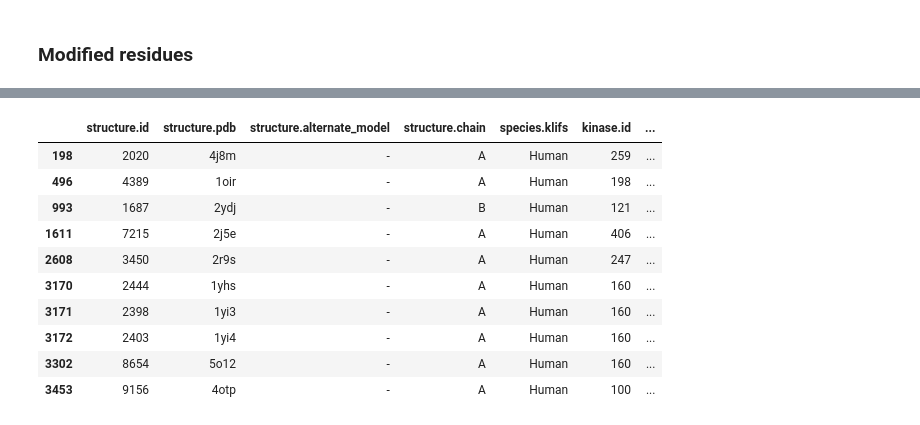
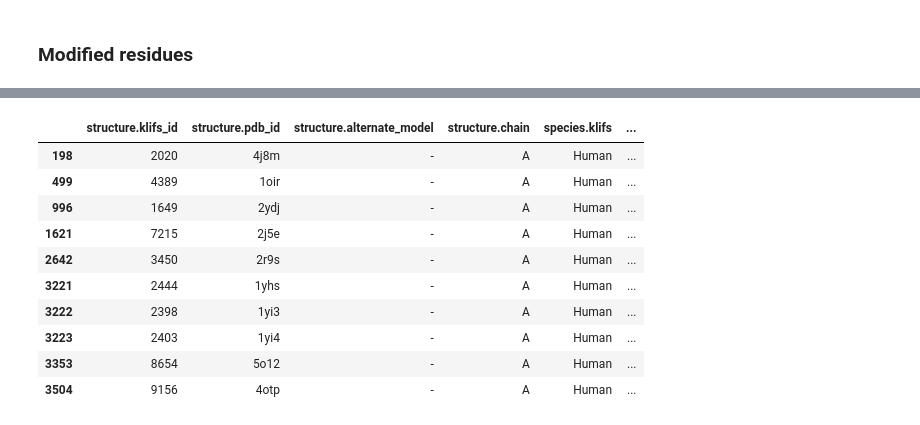
Before and after one commit to volkamerlab/kissim, a Jupyter notebook: docs/tutorials/data_preparation.ipynb, the cells around one changed output, grey strips where cells are left out. Saved outputs shown, nothing was run; the diff lists cells and outputs as text; code cells hidden in the pictures.

Commit message:
Update tutorial - use dataset.filters/explorer, incl. pandas pipe :)

```diff
--- a/docs/tutorials/data_preparation.ipynb
+++ b/docs/tutorials/data_preparation.ipynb
@@ -93,3 +82,0 @@ structures["structure.qualityscore"].plot(kind="hist");
-# %%
-structures = structures[structures["structure.qualityscore"] >= QUALITYSCORE]
-structures.shape
@@ -106,13 +82,0 @@ structures.groupby(["kinase.name", "structure.pdb"]).size().plot(kind="hist");
-# %%
-structures.sort_values(
-    by=["kinase.name", "structure.pdb", "structure.qualityscore"],
-    ascending=[True, True, False],
-    inplace=True
-)
-# %%
-structures.drop_duplicates(
-    subset=["kinase.name", "structure.pdb"],
-    keep="first",
-    inplace=True
-)
-structures.reset_index(inplace=True, drop=True)
@@ -122,0 +83,10 @@ structures.shape
+# %%
+structures_filtered = (structures
+ .pipe(filters.make_copy)
+ .pipe(filters.select_species, SPECIES)
+ .pipe(filters.select_dfg, DFG_CONFORMATION)
+ .pipe(filters.select_resolution, RESOLUTION_MAX)
+ .pipe(filters.select_qualityscore, QUALITYSCORE_MIN)
+ .pipe(filters.select_best_pdb_kinase_pairs)
+)
+structures_filtered.reset_index(inplace=True, drop=True)
@@ -249,14 +154,14 @@ pockets.apply(lambda x: x == "X").sum().plot(kind="bar", figsize=(20,5), xlabel=
 # %%
-structures[structures["kinase.pocket"].str.contains("X")]
+structures_filtered[structures_filtered["structure.pocket"].str.contains("X")]
 # %% [output]
-|  | structure.id | structure.pdb | structure.alternate_model | structure.chain | species.klifs | kinase.id | ... |
-| 198 | 2020 | 4j8m | - | A | Human | 259 | ... |
-| 496 | 4389 | 1oir | - | A | Human | 198 | ... |
-| 993 | 1687 | 2ydj | - | B | Human | 121 | ... |
-| 1611 | 7215 | 2j5e | - | A | Human | 406 | ... |
-| 2608 | 3450 | 2r9s | - | A | Human | 247 | ... |
-| 3170 | 2444 | 1yhs | - | A | Human | 160 | ... |
-| 3171 | 2398 | 1yi3 | - | A | Human | 160 | ... |
-| 3172 | 2403 | 1yi4 | - | A | Human | 160 | ... |
-| 3302 | 8654 | 5o12 | - | A | Human | 160 | ... |
-| 3453 | 9156 | 4otp | - | A | Human | 100 | ... |
+|  | structure.klifs_id | structure.pdb_id | structure.alternate_model | structure.chain | species.klifs | ... |
+| 198 | 2020 | 4j8m | - | A | Human | ... |
+| 499 | 4389 | 1oir | - | A | Human | ... |
+| 996 | 1649 | 2ydj | - | A | Human | ... |
+| 1621 | 7215 | 2j5e | - | A | Human | ... |
+| 2642 | 3450 | 2r9s | - | A | Human | ... |
+| 3221 | 2444 | 1yhs | - | A | Human | ... |
+| 3222 | 2398 | 1yi3 | - | A | Human | ... |
+| 3223 | 2403 | 1yi4 | - | A | Human | ... |
+| 3353 | 8654 | 5o12 | - | A | Human | ... |
+| 3504 | 9156 | 4otp | - | A | Human | ... |
```
Also changed, not shown: parts of 70 cells of this notebook.
